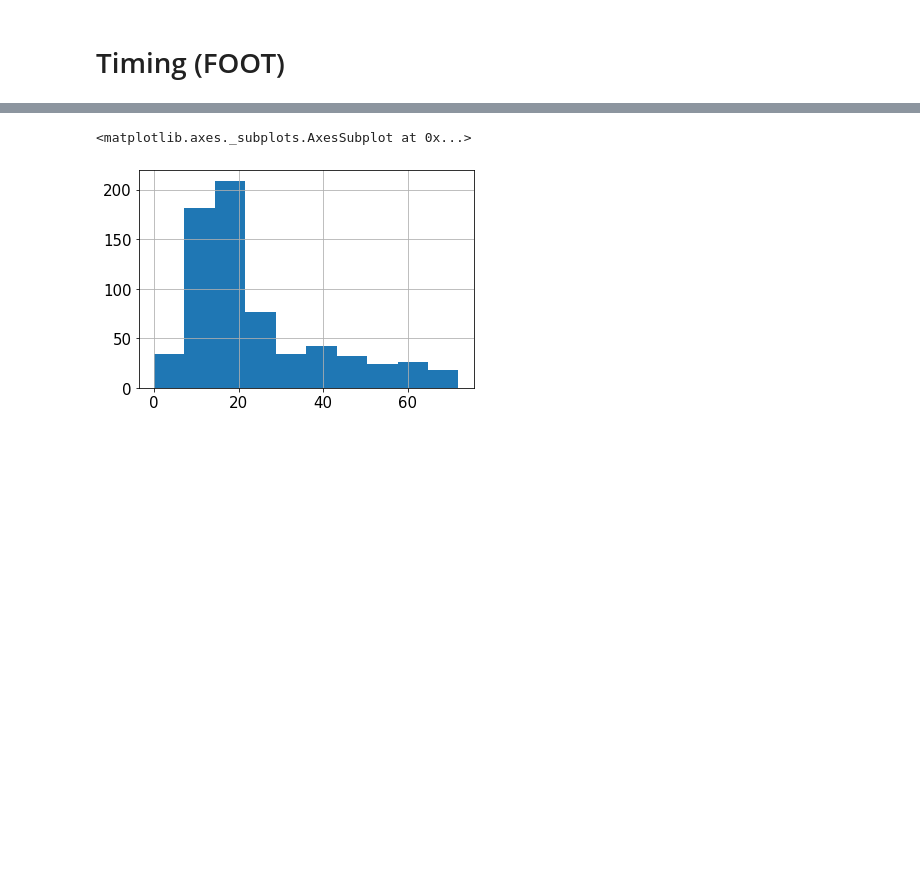
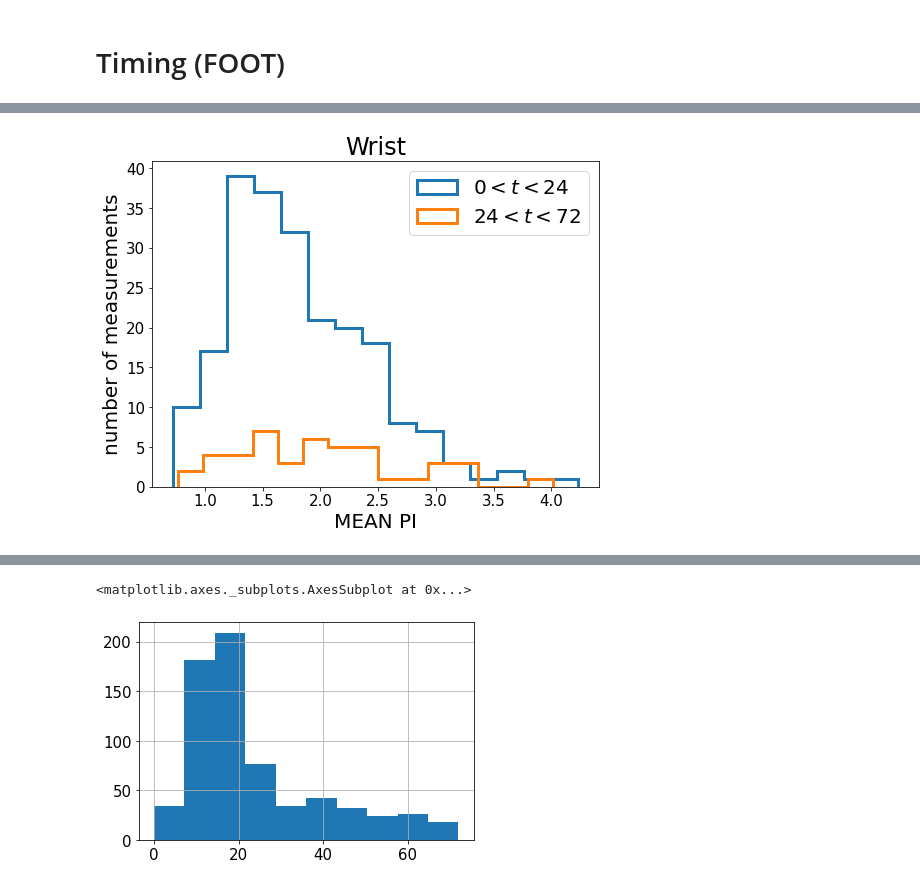
Before and after one commit to shisteve/NHS, a Jupyter notebook: 009_counting.ipynb, the cells around one changed output, grey strips where cells are left out. Saved outputs shown, nothing was run; the diff lists cells and outputs as text; code cells hidden in the pictures; blank space fills up the shorter version.

```diff
--- a/009_counting.ipynb
+++ b/009_counting.ipynb
@@ -432,0 +453,20 @@ NOTE THAT BABIES CAN BELONG TO BOTH CATEGORIES AS THEY CAN HAVE MEASUREMENTS BEF
+# %%
+# NO PHN ### WRIST ###
+table_1 = T[((T['DELTA_SEC_MEASURE']/60./60.)<24.) & (T['WRIST']==True) & (T['PHN']==False)]
+table_2 = T[((T['DELTA_SEC_MEASURE']/60./60.)>=24.) & ((T['DELTA_SEC_MEASURE']/60./60.)<72.) & (T['WRIST']==True) & (T['PHN']==False)]
+
+pi24_w = table_1['MEAN_PI'].dropna()
+pi72_w = table_2['MEAN_PI'].dropna()
+
+temp_pi24_w = table_1[['MEAN_PI','BABY_IDS']].dropna()
+temp_pi72_w = table_2[['MEAN_PI','BABY_IDS']].dropna()
+
+
+print('##### WRIST #####')
+print('Number of objects t<24: ',unique_id(temp_pi24_w)[0] )
+print('Mean PI wrist t<24: ',np.mean( pi24_w ) )
+print('Number of objects 24<t<72: ',unique_id(temp_pi72_w)[0] )
+print('Mean PI wrist 24<t<72: ',np.mean(pi72_w) )
+print('Mann-Whitney test 24 vs 72: p-value = %.3f'%ss.mannwhitneyu(pi24_w,pi72_w)[1])
+print('Student T-test 24 vs 72:    p-value = %.3f'%ss.ttest_ind(pi24_w,pi72_w)[1])
+print('Difference between means: %.3f'%np.abs( np.mean( pi24_w )-np.mean( pi72_w )))
@@ -432,0 +603,11 @@ NOTE THAT BABIES CAN BELONG TO BOTH CATEGORIES AS THEY CAN HAVE MEASUREMENTS BEF
+# %%
+plt.figure(figsize=(8,6))
+plt.hist(pi24_w,bins=15,histtype='step',lw=3,label=r'$0<t<24$')
+plt.hist(pi72_w,bins=15,histtype='step',lw=3,label=r'$24<t<72$')
+plt.xlabel('MEAN PI')
+plt.ylabel('number of measurements')
+plt.title(r'Wrist')
+plt.legend()
+plt.show()
+# %% [output]
+[figure, added]
```
Also changed, not shown: parts of 22 cells of this notebook.
